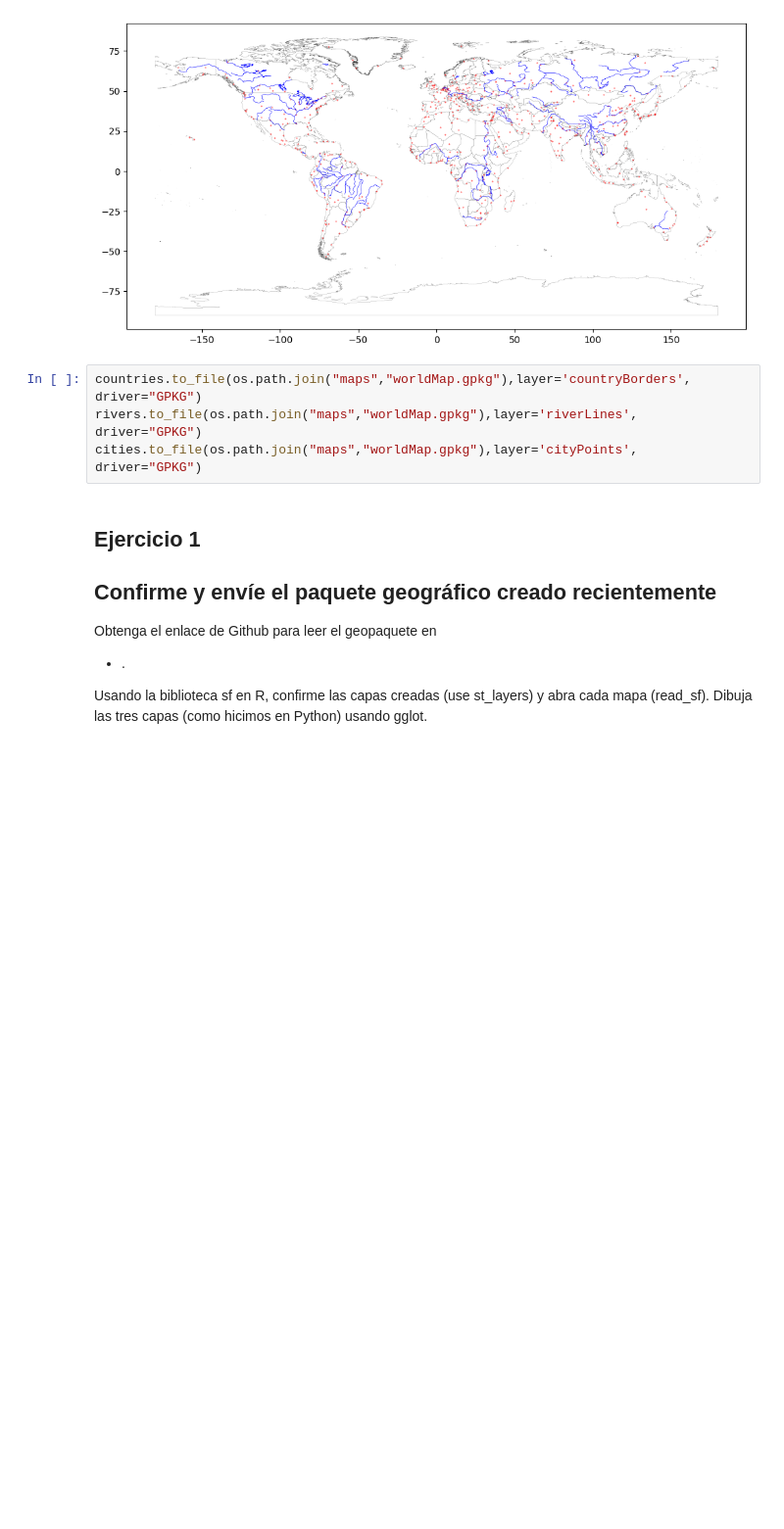
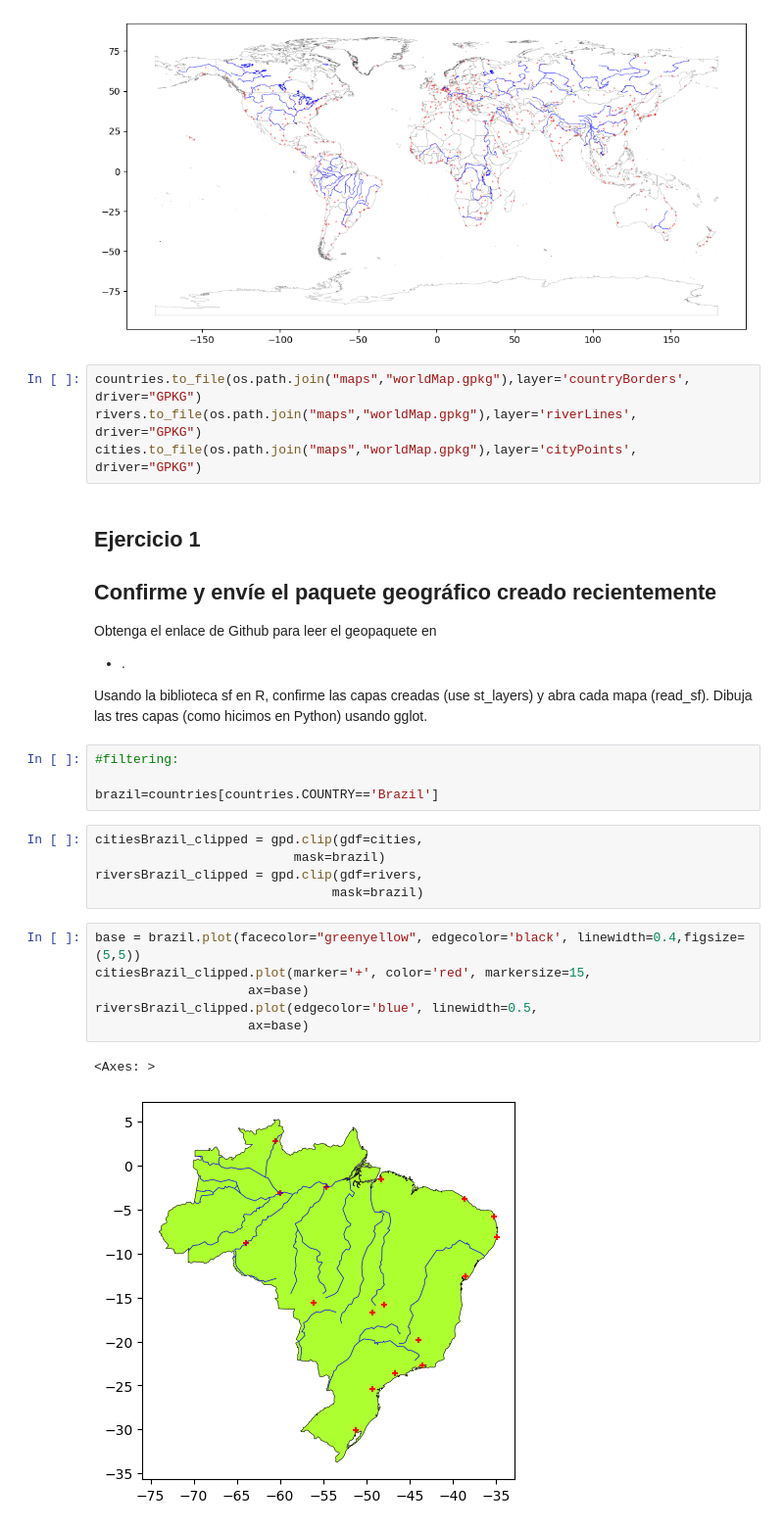
Before and after one commit to AlexNoblejas/introgeodf, a Jupyter notebook: Tarea2.ipynb, the cells around one changed output. Shown at 98% size. Cells and saved outputs as stored; diff of their text form; blank space fills up the shorter version.

```diff
--- a/Tarea2.ipynb
+++ b/Tarea2.ipynb
@@ -94,3 +94,21 @@ Obtenga el enlace de Github para leer el geopaquete en
 - .
 
 Usando la biblioteca sf en R, confirme las capas creadas (use st_layers) y abra cada mapa (read_sf). Dibuja las tres capas (como hicimos en Python) usando gglot.
+# %%
+#filtering:
+
+brazil=countries[countries.COUNTRY=='Brazil']
+# %%
+citiesBrazil_clipped = gpd.clip(gdf=cities,
+                          mask=brazil)
+riversBrazil_clipped = gpd.clip(gdf=rivers,
+                               mask=brazil)
+# %%
+base = brazil.plot(facecolor="greenyellow", edgecolor='black', linewidth=0.4,figsize=(5,5))
+citiesBrazil_clipped.plot(marker='+', color='red', markersize=15,
+                    ax=base)
+riversBrazil_clipped.plot(edgecolor='blue', linewidth=0.5,
+                    ax=base)
+# %% [output]
+<Axes: >
+[figure, added]
```
Also changed, not shown: parts of 8 cells of this notebook.
